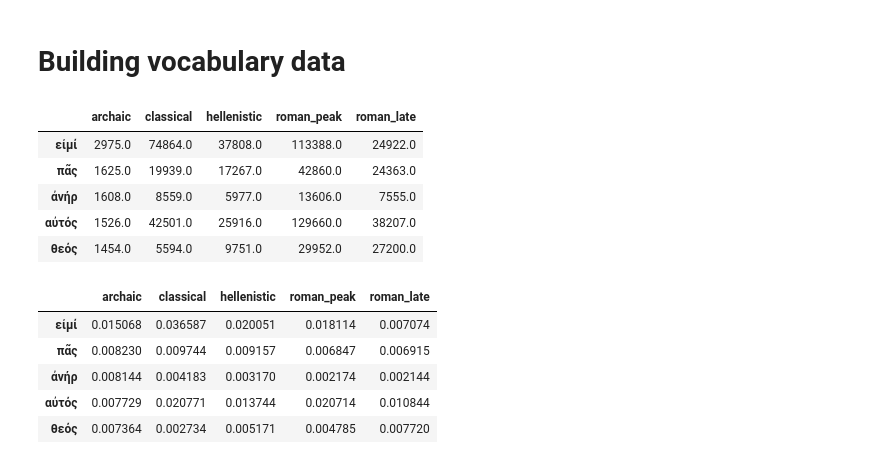
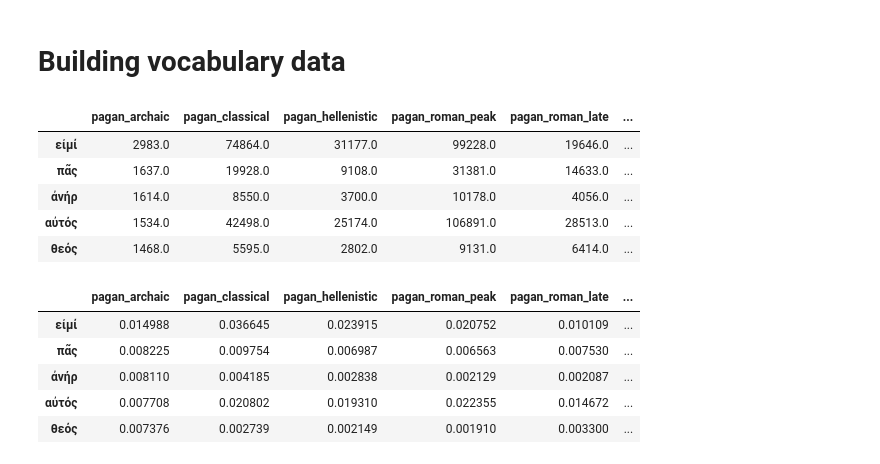
Before and after one commit to kasev/theos, a Jupyter notebook: scripts/1_lagt_ngrams_extraction+explorations.ipynb, the cells around one changed output. Drawn from its saved outputs; the diff is of its cells as text; code cells hidden in the pictures.

```diff
--- a/scripts/1_lagt_ngrams_extraction+explorations.ipynb
+++ b/scripts/1_lagt_ngrams_extraction+explorations.ipynb
@@ -251,0 +252,22 @@ LAGT["periods"] = LAGT.apply(get_periods, axis=1)
+# %%
+subcorpora_ids_dict = {}
+
+periods = ["archaic", "classical", "hellenistic", "roman_peak", "roman_late"]
+for per in periods:
+    prov = "pagan"
+    LAGT_subset = LAGT[(LAGT["periods"].apply(lambda x: per in x)) & (LAGT["provenience"]==prov)]
+    ids = list(LAGT_subset["doc_id"])
+    subcorpora_ids_dict[prov + "_" + per] = ids
+
+for per in ["roman_peak", "roman_late"]:
+    prov = "christian"
+    LAGT_subset = LAGT[(LAGT["periods"].apply(lambda x: per in x)) & (LAGT["provenience"]==prov)]
+    ids = list(LAGT_subset["doc_id"])
+    subcorpora_ids_dict[prov + "_" + per] = ids
+
+prov = "jewish"
+LAGT_subset = LAGT[(LAGT["provenience"]==prov)]
+ids = list(LAGT_subset["doc_id"])
+subcorpora_ids_dict["jewish"] = ids
+
+subcorpora_ids_dict.keys()
@@ -292,6 +305,6 @@ provenience_overview_df.to_csv("../data/subcorpora_overview_df.csv")
 # %% [markdown]
 ### Overview by century
 # %%
-centuries = [(str(int(n / -100)) + "BC",  n, n+ 99) for n in range(-800, 0, 100)] + [(str(int(n / 100)) + "CE",  n - 99, n) for n in range(100, 700, 100)]
+centuries = [(str(int(n / -100)) + "BCE",  n, n+ 99) for n in range(-800, 0, 100)] + [(str(int(n / 100)) + "CE",  n - 99, n) for n in range(100, 700, 100)]
 centuries
 # %% [output]
@@ -481,34 +478,34 @@ wordcounts_dicts = []
 wordfreqs_dicts = []
 
 
-for sub in periods.keys():
-    subset = LAGT[LAGT["periods"].apply(lambda x: sub in x)]
+for sub in subcorpora_ids_dict.keys():
+    subset = LAGT[LAGT["doc_id"].isin(subcorpora_ids_dict[sub])]
     sents = [sent for work in subset["lemmatized_sentences"] for sent in work]
     wordcounts_tups, wordfreqs_tups = get_vocab(sents)
     wordcounts_dicts.append(dict(wordcounts_tups))
     wordfreqs_dicts.append(dict(wordfreqs_tups))
 # %%
 wordcounts_df = pd.DataFrame(wordcounts_dicts).T
-wordcounts_df.columns = periods.keys()
+wordcounts_df.columns = subcorpora_ids_dict.keys()
 wordcounts_df.head(5)
 # %% [output]
-|  | archaic | classical | hellenistic | roman_peak | roman_late |
-| εἰμί | 2975.0 | 74864.0 | 37808.0 | 113388.0 | 24922.0 |
-| πᾶς | 1625.0 | 19939.0 | 17267.0 | 42860.0 | 24363.0 |
-| ἀνήρ | 1608.0 | 8559.0 | 5977.0 | 13606.0 | 7555.0 |
-| αὐτός | 1526.0 | 42501.0 | 25916.0 | 129660.0 | 38207.0 |
-| θεός | 1454.0 | 5594.0 | 9751.0 | 29952.0 | 27200.0 |
+|  | pagan_archaic | pagan_classical | pagan_hellenistic | pagan_roman_peak | pagan_roman_late | ... |
+| εἰμί | 2983.0 | 74864.0 | 31177.0 | 99228.0 | 19646.0 | ... |
+| πᾶς | 1637.0 | 19928.0 | 9108.0 | 31381.0 | 14633.0 | ... |
+| ἀνήρ | 1614.0 | 8550.0 | 3700.0 | 10178.0 | 4056.0 | ... |
+| αὐτός | 1534.0 | 42498.0 | 25174.0 | 106891.0 | 28513.0 | ... |
+| θεός | 1468.0 | 5595.0 | 2802.0 | 9131.0 | 6414.0 | ... |
 # %%
 wordfreqs_df = pd.DataFrame(wordfreqs_dicts).T
-wordfreqs_df.columns = periods.keys()
+wordfreqs_df.columns = subcorpora_ids_dict.keys()
 wordfreqs_df.head(5)
 # %% [output]
-|  | archaic | classical | hellenistic | roman_peak | roman_late |
-| εἰμί | 0.015068 | 0.036587 | 0.020051 | 0.018114 | 0.007074 |
-| πᾶς | 0.008230 | 0.009744 | 0.009157 | 0.006847 | 0.006915 |
-| ἀνήρ | 0.008144 | 0.004183 | 0.003170 | 0.002174 | 0.002144 |
-| αὐτός | 0.007729 | 0.020771 | 0.013744 | 0.020714 | 0.010844 |
-| θεός | 0.007364 | 0.002734 | 0.005171 | 0.004785 | 0.007720 |
+|  | pagan_archaic | pagan_classical | pagan_hellenistic | pagan_roman_peak | pagan_roman_late | ... |
+| εἰμί | 0.014988 | 0.036645 | 0.023915 | 0.020752 | 0.010109 | ... |
+| πᾶς | 0.008225 | 0.009754 | 0.006987 | 0.006563 | 0.007530 | ... |
+| ἀνήρ | 0.008110 | 0.004185 | 0.002838 | 0.002129 | 0.002087 | ... |
+| αὐτός | 0.007708 | 0.020802 | 0.019310 | 0.022355 | 0.014672 | ... |
+| θεός | 0.007376 | 0.002739 | 0.002149 | 0.001910 | 0.003300 | ... |
 # %%
 religion_final = ["θεός", "Ζεύς", "εὐσεβής", 'ἱερός']
 morality_final = ["ἀγαθός", "ἀρετή", "δίκαιος", "τιμή"]
```
Also changed, not shown: parts of 25 cells of this notebook, 14 other files.
